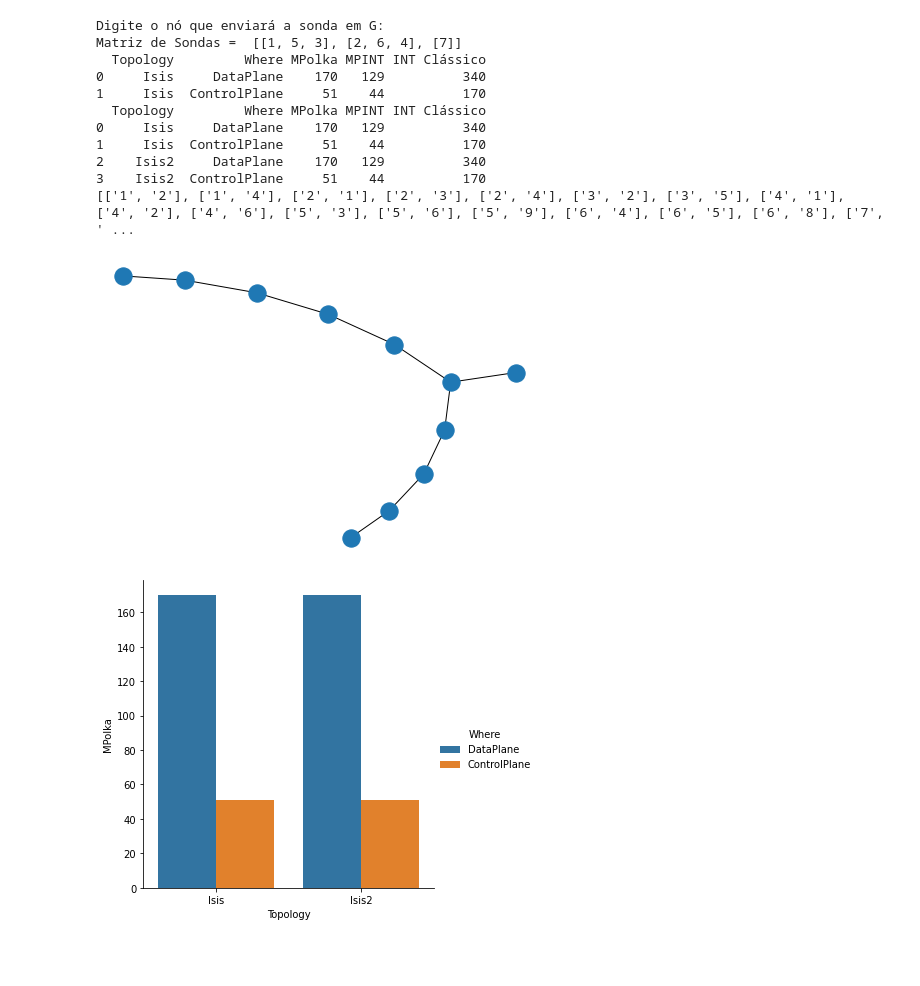
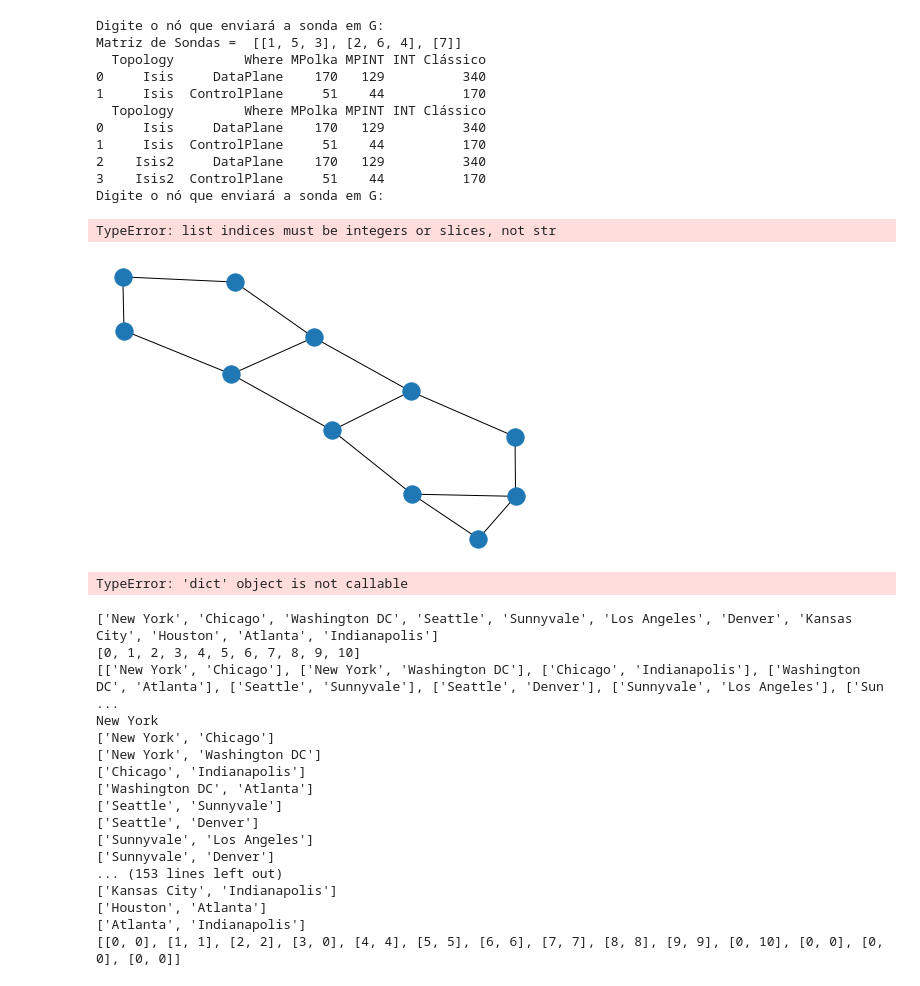
Before and after one commit to nerds-ufes/Polkalyzer, a Jupyter notebook: GraphToProbe.ipynb, the cells around one changed output. Saved outputs shown, nothing was run; the diff lists cells and outputs as text; code cells hidden in the pictures; blank space fills up the shorter version.

Commit message:
falta mapear o GML ao edgeList

```diff
--- a/GraphToProbe.ipynb
+++ b/GraphToProbe.ipynb
@@ -7,6 +7,7 @@ import seaborn as sns
 
 GIsis = nx.from_edgelist([[1,5],[5,3],[1,2],[2,6],[6,4],[6,7]])
 sonda = []
+sonda2 = []
 sondaTemp = []
 
 def EdgeListToMST(path):
@@ -60,6 +61,7 @@ def readTopology(path):
     for i in range(len(lines)):
         line = lines[i].split(' ')
         line.pop()
+        line = list(map(int,line))
         edgeList.append(line)
         #print(line)
 
@@ -80,7 +82,6 @@ def dfs(G,v,visited): #Retorna a matriz de sondas do MPolka
 print('Digite o nó que enviará a sonda em G: ')
 node = int(input())
 
-print('Matriz de Sondas = ',sondaIsis)
 
 mPolkaDP_fixoPSonda = 10
 mPolkaDP_fixoPNo = 20
@@ -94,38 +95,97 @@ mPINTCP_fixoPNo = 5
 
 INTClassicoDP_fixoPSonda = 20
 INTClassicoDP_fixoPNo = 40
 INTClassicoCP_fixoPSonda = 10
 INTClassicoCP_fixoPNo = 20
 
 df = pd.DataFrame(columns=['Topology','Where','MPolka','MPINT','INT Clássico']) #Empty Row Dataframe
 
 sondaIsis = dfs(GIsis,node,[False] * (GIsis.number_of_nodes() + 1))
+print('Matriz de Sondas = ',sondaIsis)
 df = toDataframe(df,'Isis',sondaIsis)
 print(df)
 
 df = toDataframe(df,'Isis2',sondaIsis)
 print(df)
 
-GAbilene = EdgeListToMST('topologydata/abilene/TOPOLOGY')
+print('Digite o nó que enviará a sonda em G: ')
+node = str(input())
+
+#GAbilene = EdgeListToMST('topologydata/abilene/TOPOLOGY')
+GAbilene = nx.read_gml('Abilene.gml',destringizer=int)
 nx.draw(GAbilene)
-#sondaAbilene = dfs(GAbilene,node,[False] * (GAbilene.number_of_nodes() + 1))
-#print('Matriz de Sondas Abilene = ',sondaAbilene)
-#df = toDataframe(df,'Abilene',sondaAbilene)
-#print(df)
+sonda.clear()
+sondaAbilene = dfs(GAbilene,node,[False] * (GAbilene.number_of_nodes() + 1))
+print('Matriz de Sondas Abilene = ',sondaAbilene)
+df = toDataframe(df,'Abilene',sondaAbilene)
+print(df)
 
 #sns.displot(df, x="MPolka",hue="Where",element="step");
 sns.catplot(x="Topology", y="MPolka", hue="Where",kind="bar", data=df, errorbar = None);
 # %% [output]
 Digite o nó que enviará a sonda em G:
 Matriz de Sondas =  [[1, 5, 3], [2, 6, 4], [7]]
   Topology         Where MPolka MPINT INT Clássico
 0     Isis     DataPlane    170   129          340
 1     Isis  ControlPlane     51    44          170
   Topology         Where MPolka MPINT INT Clássico
 0     Isis     DataPlane    170   129          340
 1     Isis  ControlPlane     51    44          170
 2    Isis2     DataPlane    170   129          340
 3    Isis2  ControlPlane     51    44          170
-[['1', '2'], ['1', '4'], ['2', '1'], ['2', '3'], ['2', '4'], ['3', '2'], ['3', '5'], ['4', '1'], ['4', '2'], ['4', '6'], ['5', '3'], ['5', '6'], ['5', '9'], ['6', '4'], ['6', '5'], ['6', '8'], ['7', ' ...
+Digite o nó que enviará a sonda em G:
+TypeError: list indices must be integers or slices, not str
-[figure, old version]
+[figure, new version]
-[figure, removed]
+# %%
+GAbilene = nx.read_gml('Abilene.gml',destringizer=int)
+#nx.draw(GAbilene)
+#list(nx.edges(GAbilene).data())
+#GAbilene.get_edge_data("New York","Chicago")
+#GAbilene.node_dict_factory()
+# %% [output]
+TypeError: 'dict' object is not callable
+# %%
+import networkx as nx
+
+
+GAbilene = nx.read_gml('Abilene.gml')
+nodes = GAbilene.nodes()
+nodes = list(map(str,nodes))
+nodesID = [iter for iter in range(len(nodes))]
+edges = GAbilene.edges()
+edges = list(map(list,edges))
+edgesID = [[0,0] for iter in range(len(edges))]
+print(nodes)
+print(nodesID)
+print(edges)
+
+index = 0
+for node in nodes:
+    print(node)
+    for edge in edges:
+        print(edge)
+        if(edge[0] == node):
+            edgesID[index][0] = index
+        elif(edge[1] == node):
+            edgesID[index][1] = index
+    index += 1
+
+print(edgesID)
+# %% [output]
+['New York', 'Chicago', 'Washington DC', 'Seattle', 'Sunnyvale', 'Los Angeles', 'Denver', 'Kansas City', 'Houston', 'Atlanta', 'Indianapolis']
+[0, 1, 2, 3, 4, 5, 6, 7, 8, 9, 10]
+[['New York', 'Chicago'], ['New York', 'Washington DC'], ['Chicago', 'Indianapolis'], ['Washington DC', 'Atlanta'], ['Seattle', 'Sunnyvale'], ['Seattle', 'Denver'], ['Sunnyvale', 'Los Angeles'], ['Sun ...
+New York
+['New York', 'Chicago']
+['New York', 'Washington DC']
+['Chicago', 'Indianapolis']
+['Washington DC', 'Atlanta']
+['Seattle', 'Sunnyvale']
+['Seattle', 'Denver']
+['Sunnyvale', 'Los Angeles']
+['Sunnyvale', 'Denver']
+... (153 lines left out)
+['Kansas City', 'Indianapolis']
+['Houston', 'Atlanta']
+['Atlanta', 'Indianapolis']
+[[0, 0], [1, 1], [2, 2], [3, 0], [4, 4], [5, 5], [6, 6], [7, 7], [8, 8], [9, 9], [0, 10], [0, 0], [0, 0], [0, 0]]
```
Also changed, not shown: 1 other file.
